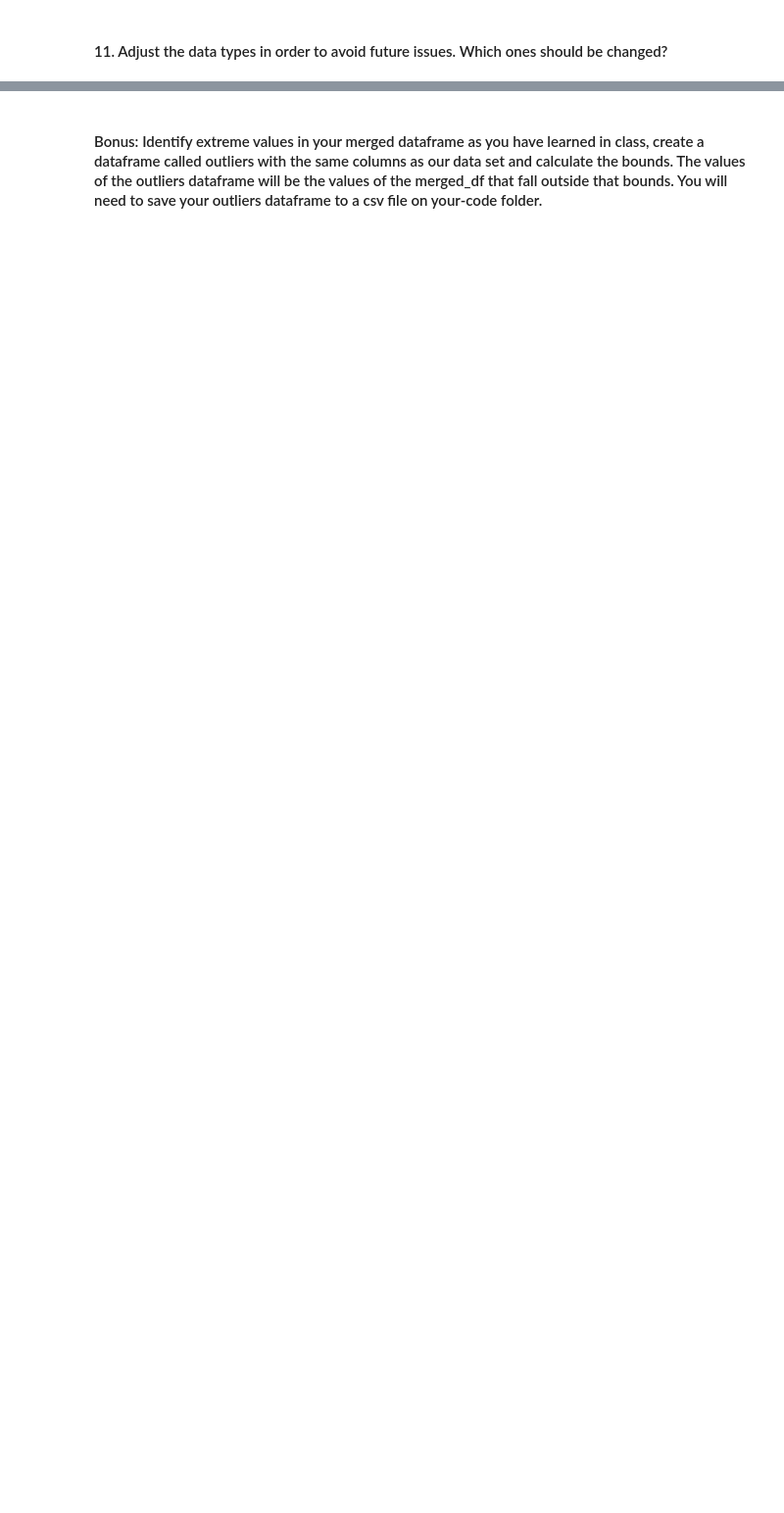
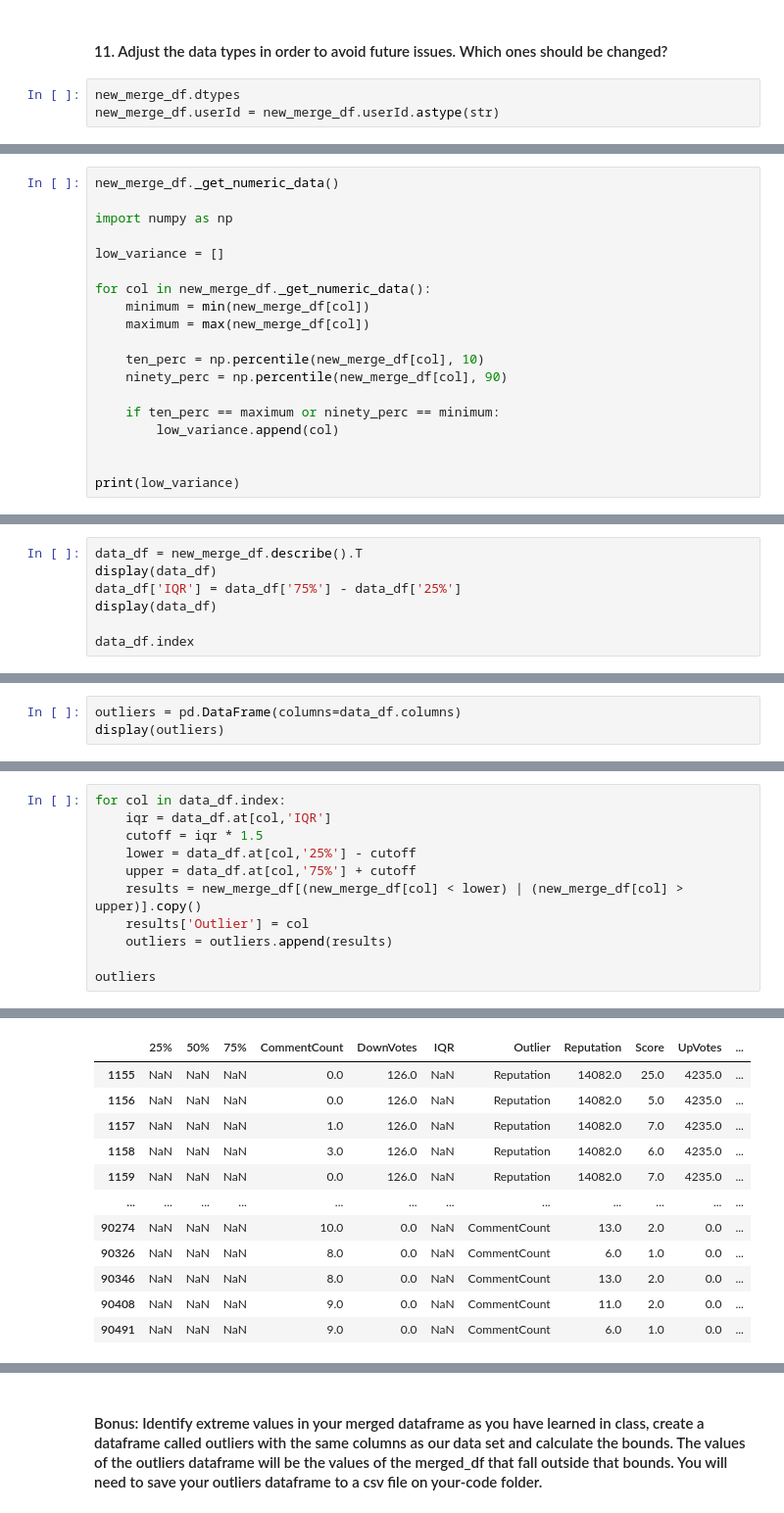
Before and after one commit to juankmp/dataptmad1019, a Jupyter notebook: module-1/lab-data_cleaning/your-code/main.ipynb, the cells around one changed output, grey strips where cells are left out. Shown: that part at 98% size. Saved outputs shown, nothing was run; the diff lists cells and outputs as text; blank space fills up the shorter version.

```diff
--- a/module-1/lab-data_cleaning/your-code/main.ipynb
+++ b/module-1/lab-data_cleaning/your-code/main.ipynb
@@ -181,2 +198,5 @@ dtype: int64
 # %% [markdown]
 #### 11. Adjust the data types in order to avoid future issues. Which ones should be changed?
+# %%
+new_merge_df.dtypes
+new_merge_df.userId = new_merge_df.userId.astype(str)
@@ -182,0 +215,19 @@ dtype: int64
+# %%
+new_merge_df._get_numeric_data()
+
+import numpy as np
+
+low_variance = []
+
+for col in new_merge_df._get_numeric_data():
+    minimum = min(new_merge_df[col])
+    maximum = max(new_merge_df[col])
+
+    ten_perc = np.percentile(new_merge_df[col], 10)
+    ninety_perc = np.percentile(new_merge_df[col], 90)
+
+    if ten_perc == maximum or ninety_perc == minimum:
+        low_variance.append(col)
+
+
+print(low_variance)
@@ -182,0 +236,7 @@ dtype: int64
+# %%
+data_df = new_merge_df.describe().T
+display(data_df)
+data_df['IQR'] = data_df['75%'] - data_df['25%']
+display(data_df)
+
+data_df.index
@@ -182,0 +265,3 @@ dtype: int64
+# %%
+outliers = pd.DataFrame(columns=data_df.columns)
+display(outliers)
@@ -182,0 +270,12 @@ dtype: int64
+# %%
+for col in data_df.index:
+    iqr = data_df.at[col,'IQR']
+    cutoff = iqr * 1.5
+    lower = data_df.at[col,'25%'] - cutoff
+    upper = data_df.at[col,'75%'] + cutoff
+    results = new_merge_df[(new_merge_df[col] < lower) | (new_merge_df[col] > upper)].copy()
+    results['Outlier'] = col
+    outliers = outliers.append(results)
+
+outliers
+# %% [output]
@@ -182,0 +289,12 @@ dtype: int64
+|  | 25% | 50% | 75% | CommentCount | DownVotes | IQR | Outlier | Reputation | Score | UpVotes | ... |
+| 1155 | NaN | NaN | NaN | 0.0 | 126.0 | NaN | Reputation | 14082.0 | 25.0 | 4235.0 | ... |
+| 1156 | NaN | NaN | NaN | 0.0 | 126.0 | NaN | Reputation | 14082.0 | 5.0 | 4235.0 | ... |
+| 1157 | NaN | NaN | NaN | 1.0 | 126.0 | NaN | Reputation | 14082.0 | 7.0 | 4235.0 | ... |
+| 1158 | NaN | NaN | NaN | 3.0 | 126.0 | NaN | Reputation | 14082.0 | 6.0 | 4235.0 | ... |
+| 1159 | NaN | NaN | NaN | 0.0 | 126.0 | NaN | Reputation | 14082.0 | 7.0 | 4235.0 | ... |
+| ... | ... | ... | ... | ... | ... | ... | ... | ... | ... | ... | ... |
+| 90274 | NaN | NaN | NaN | 10.0 | 0.0 | NaN | CommentCount | 13.0 | 2.0 | 0.0 | ... |
+| 90326 | NaN | NaN | NaN | 8.0 | 0.0 | NaN | CommentCount | 6.0 | 1.0 | 0.0 | ... |
+| 90346 | NaN | NaN | NaN | 8.0 | 0.0 | NaN | CommentCount | 13.0 | 2.0 | 0.0 | ... |
+| 90408 | NaN | NaN | NaN | 9.0 | 0.0 | NaN | CommentCount | 11.0 | 2.0 | 0.0 | ... |
+| 90491 | NaN | NaN | NaN | 9.0 | 0.0 | NaN | CommentCount | 6.0 | 1.0 | 0.0 | ... |
```
Also changed, not shown: parts of 8 cells of this notebook, 2 other files.
